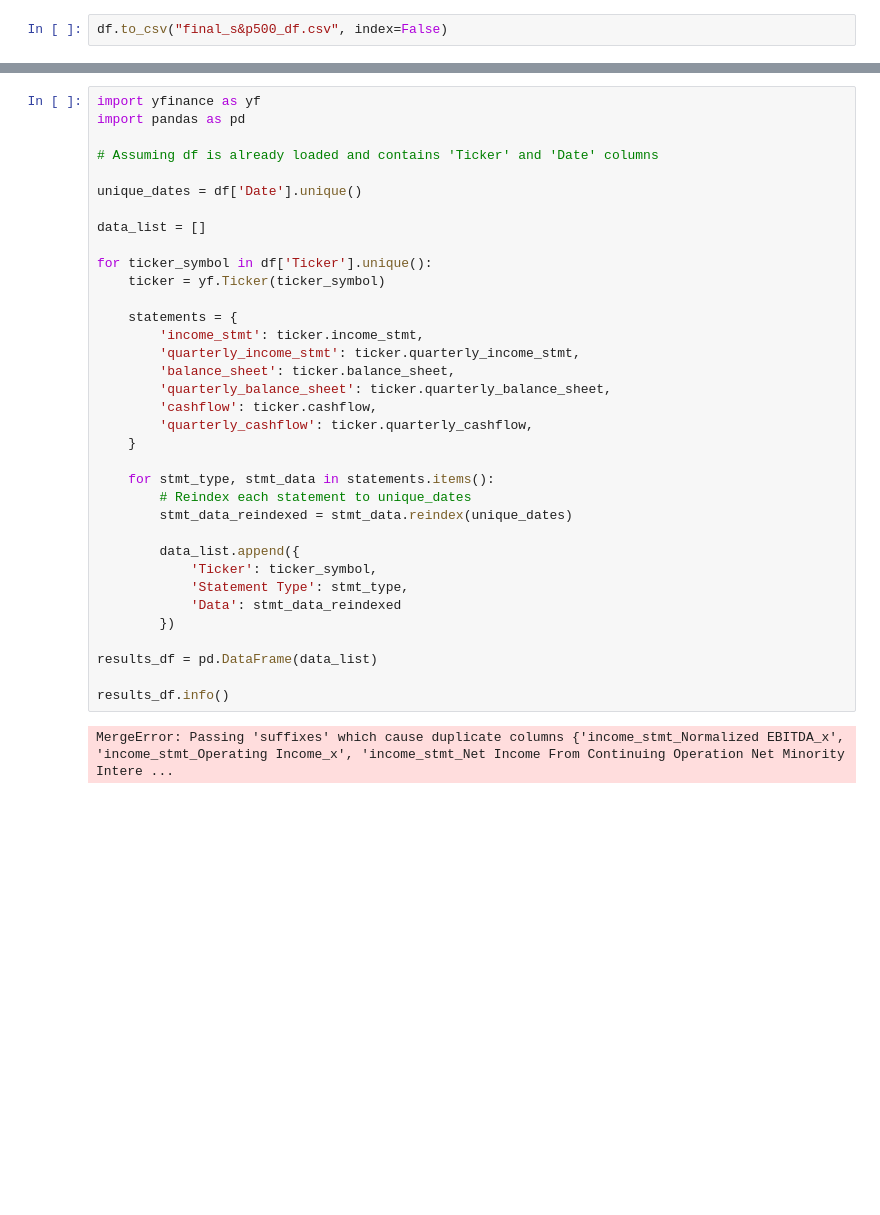
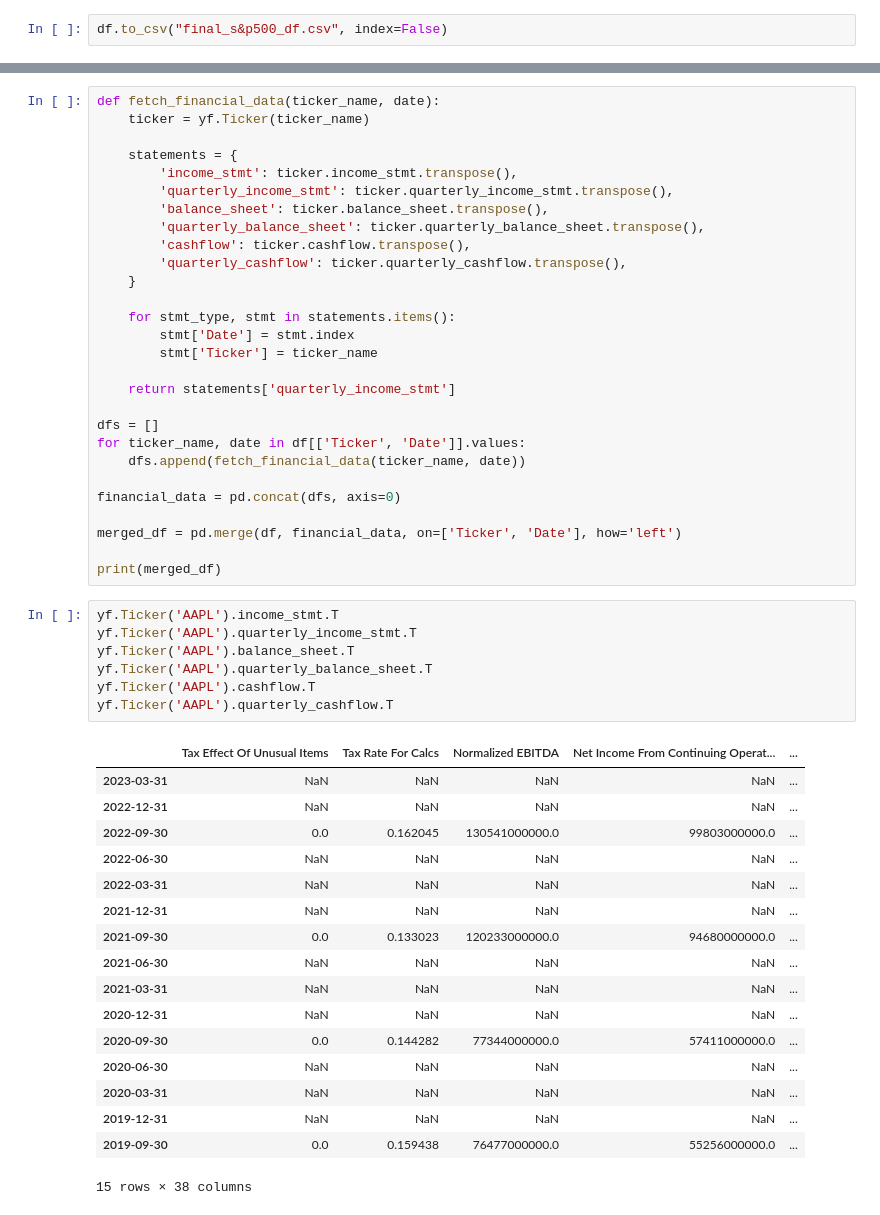
Before and after one commit to nirmolcho/Clustering_and_TS_DS_Alg, a Jupyter notebook: time_series/get_s&p_data.ipynb, the cells around one changed output, grey strips where cells are left out. Saved outputs shown, nothing was run; the diff lists cells and outputs as text; blank space fills up the shorter version.

```diff
--- a/recommendation_system/get_s&p_data.ipynb
+++ b/time_series/get_s&p_data.ipynb
@@ -866,37 +832,53 @@ memory usage: 37.5+ MB
 # %%
-import yfinance as yf
-import pandas as pd
-
-# Assuming df is already loaded and contains 'Ticker' and 'Date' columns
-
-unique_dates = df['Date'].unique()
-
-data_list = []
-
-for ticker_symbol in df['Ticker'].unique():
-    ticker = yf.Ticker(ticker_symbol)
+def fetch_financial_data(ticker_name, date):
+    ticker = yf.Ticker(ticker_name)
 
     statements = {
-        'income_stmt': ticker.income_stmt,
-        'quarterly_income_stmt': ticker.quarterly_income_stmt,
-        'balance_sheet': ticker.balance_sheet,
-        'quarterly_balance_sheet': ticker.quarterly_balance_sheet,
-        'cashflow': ticker.cashflow,
-        'quarterly_cashflow': ticker.quarterly_cashflow,
+        'income_stmt': ticker.income_stmt.transpose(),
+        'quarterly_income_stmt': ticker.quarterly_income_stmt.transpose(),
+        'balance_sheet': ticker.balance_sheet.transpose(),
+        'quarterly_balance_sheet': ticker.quarterly_balance_sheet.transpose(),
+        'cashflow': ticker.cashflow.transpose(),
+        'quarterly_cashflow': ticker.quarterly_cashflow.transpose(),
     }
 
-    for stmt_type, stmt_data in statements.items():
-        # Reindex each statement to unique_dates
-        stmt_data_reindexed = stmt_data.reindex(unique_dates)
+    for stmt_type, stmt in statements.items():
+        stmt['Date'] = stmt.index
+        stmt['Ticker'] = ticker_name
 
-        data_list.append({
-            'Ticker': ticker_symbol,
-            'Statement Type': stmt_type,
-            'Data': stmt_data_reindexed
-        })
+    return statements['quarterly_income_stmt']
 
-results_df = pd.DataFrame(data_list)
+dfs = []
+for ticker_name, date in df[['Ticker', 'Date']].values:
+    dfs.append(fetch_financial_data(ticker_name, date))
 
-results_df.info()
+financial_data = pd.concat(dfs, axis=0)
+
+merged_df = pd.merge(df, financial_data, on=['Ticker', 'Date'], how='left')
+
+print(merged_df)
-# %% [output]
-MergeError: Passing 'suffixes' which cause duplicate columns {'income_stmt_Normalized EBITDA_x', 'income_stmt_Operating Income_x', 'income_stmt_Net Income From Continuing Operation Net Minority Intere ...
+# %%
+yf.Ticker('AAPL').income_stmt.T
+yf.Ticker('AAPL').quarterly_income_stmt.T
+yf.Ticker('AAPL').balance_sheet.T
+yf.Ticker('AAPL').quarterly_balance_sheet.T
+yf.Ticker('AAPL').cashflow.T
+yf.Ticker('AAPL').quarterly_cashflow.T
+# %% [output]
+|  | Tax Effect Of Unusual Items | Tax Rate For Calcs | Normalized EBITDA | Net Income From Continuing Operat... | ... |
+| 2023-03-31 | NaN | NaN | NaN | NaN | ... |
+| 2022-12-31 | NaN | NaN | NaN | NaN | ... |
+| 2022-09-30 | 0.0 | 0.162045 | 130541000000.0 | 99803000000.0 | ... |
+| 2022-06-30 | NaN | NaN | NaN | NaN | ... |
+| 2022-03-31 | NaN | NaN | NaN | NaN | ... |
+| 2021-12-31 | NaN | NaN | NaN | NaN | ... |
+| 2021-09-30 | 0.0 | 0.133023 | 120233000000.0 | 94680000000.0 | ... |
+| 2021-06-30 | NaN | NaN | NaN | NaN | ... |
+| 2021-03-31 | NaN | NaN | NaN | NaN | ... |
+| 2020-12-31 | NaN | NaN | NaN | NaN | ... |
+| 2020-09-30 | 0.0 | 0.144282 | 77344000000.0 | 57411000000.0 | ... |
+| 2020-06-30 | NaN | NaN | NaN | NaN | ... |
+| 2020-03-31 | NaN | NaN | NaN | NaN | ... |
+| 2019-12-31 | NaN | NaN | NaN | NaN | ... |
+| 2019-09-30 | 0.0 | 0.159438 | 76477000000.0 | 55256000000.0 | ... |
+15 rows × 38 columns
```
Also changed, not shown: parts of 20 cells of this notebook, 3 other files.
